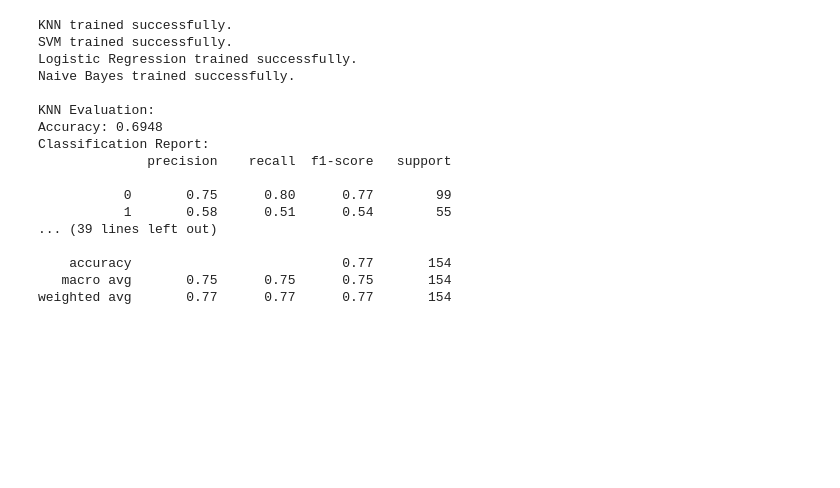
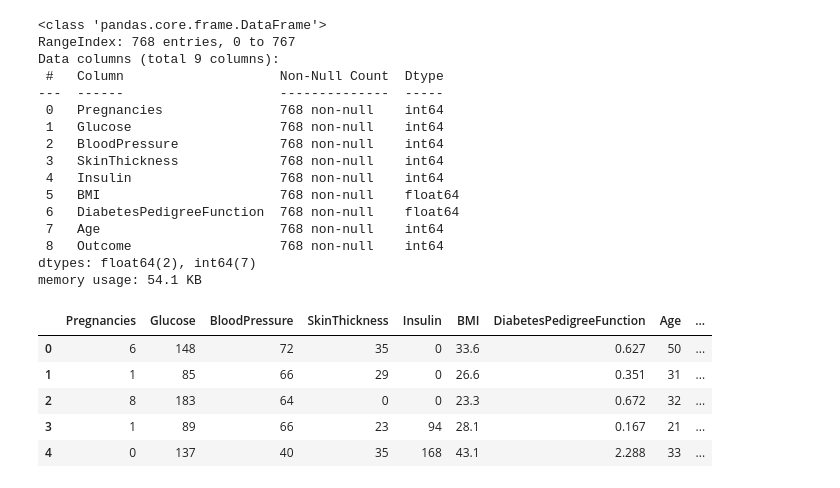
Before and after one commit to techbrothers3/Diabetes-prediction-kaggle, a Jupyter notebook: Diabetes_Prediction_kaggle.ipynb, the cells around one changed output. Saved outputs shown, nothing was run; the diff lists cells and outputs as text; code cells hidden in the pictures; blank space fills up the shorter version.

```diff
--- a/Diabetes_Prediction_kaggle.ipynb
+++ b/Diabetes_Prediction_kaggle.ipynb
@@ -55,28 +101,32 @@ if __name__ == "__main__":
 
   diabetes_model = ClassificationModel("diabetes.csv", "Outcome")
 
+
   diabetes_model.load_data()
-
-  X_train, X_test, y_train, y_test = diabetes_model.preprocess_data()
-
-  diabetes_model.train_models(X_train, y_train)
-
-  diabetes_model.evaluate_models(X_test, y_test)
+  diabetes_model.data.info()
 # %% [output]
-KNN trained successfully.
-SVM trained successfully.
-Logistic Regression trained successfully.
-Naive Bayes trained successfully.
-
-KNN Evaluation:
-Accuracy: 0.6948
-Classification Report:
-              precision    recall  f1-score   support
-
-           0       0.75      0.80      0.77        99
-           1       0.58      0.51      0.54        55
-... (39 lines left out)
-
-    accuracy                           0.77       154
-   macro avg       0.75      0.75      0.75       154
-weighted avg       0.77      0.77      0.77       154
+<class 'pandas.core.frame.DataFrame'>
+RangeIndex: 768 entries, 0 to 767
+Data columns (total 9 columns):
+ #   Column                    Non-Null Count  Dtype
+---  ------                    --------------  -----
+ 0   Pregnancies               768 non-null    int64
+ 1   Glucose                   768 non-null    int64
+ 2   BloodPressure             768 non-null    int64
+ 3   SkinThickness             768 non-null    int64
+ 4   Insulin                   768 non-null    int64
+ 5   BMI                       768 non-null    float64
+ 6   DiabetesPedigreeFunction  768 non-null    float64
+ 7   Age                       768 non-null    int64
+ 8   Outcome                   768 non-null    int64
+dtypes: float64(2), int64(7)
+memory usage: 54.1 KB
+# %%
+diabetes_model.data.head()
+# %% [output]
+|  | Pregnancies | Glucose | BloodPressure | SkinThickness | Insulin | BMI | DiabetesPedigreeFunction | Age | ... |
+| 0 | 6 | 148 | 72 | 35 | 0 | 33.6 | 0.627 | 50 | ... |
+| 1 | 1 | 85 | 66 | 29 | 0 | 26.6 | 0.351 | 31 | ... |
+| 2 | 8 | 183 | 64 | 0 | 0 | 23.3 | 0.672 | 32 | ... |
+| 3 | 1 | 89 | 66 | 23 | 94 | 28.1 | 0.167 | 21 | ... |
+| 4 | 0 | 137 | 40 | 35 | 168 | 43.1 | 2.288 | 33 | ... |
```
Also changed, not shown: parts of 12 cells of this notebook.
